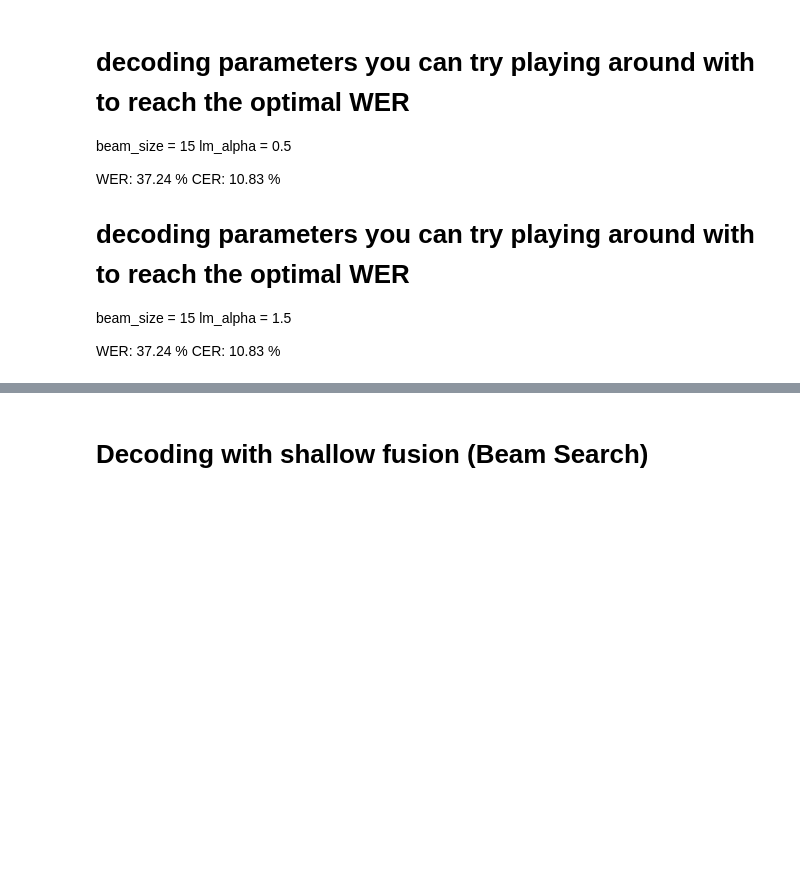
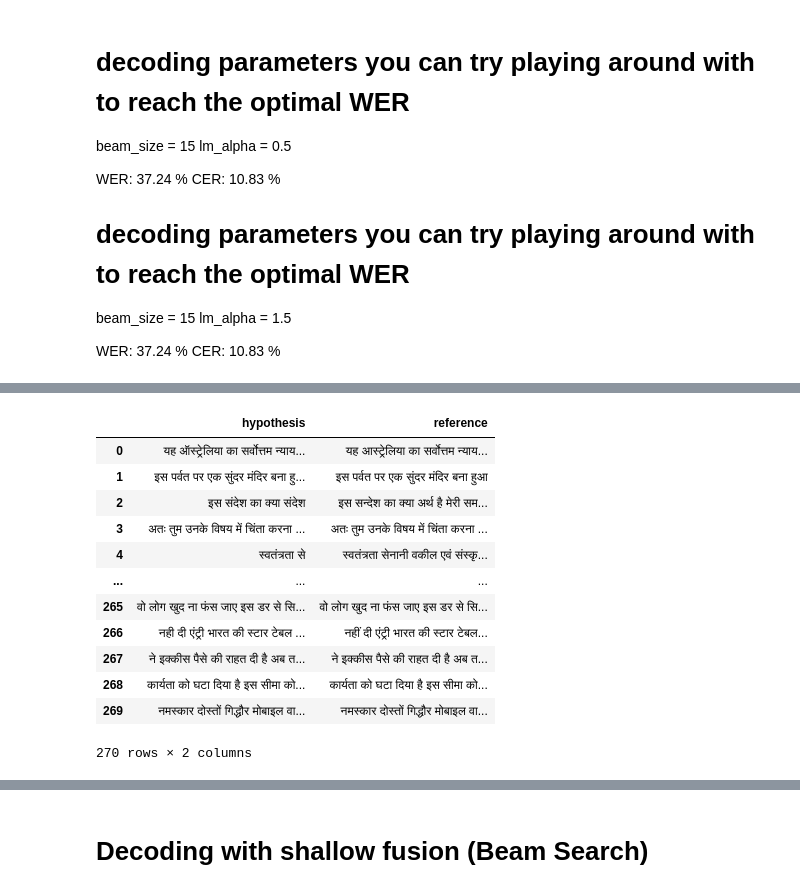
Before and after one commit to chandan110791/HindiSpeechRecognition, a Jupyter notebook: Whisper_LM_fusion_final.ipynb, the cells around one changed output, grey strips where cells are left out. Drawn from its saved outputs; the diff is of its cells as text; code cells hidden in the pictures; blank space fills up the shorter version.

```diff
--- a/Whisper_LM_fusion_final.ipynb
+++ b/Whisper_LM_fusion_final.ipynb
@@ -1449,3 +1465,9 @@ lm_alpha = 1.5
 
 WER: 37.24 %
 CER: 10.83 %
+# %%
+wer = jiwer.wer(list(deep_fusion_df["reference"]), list(deep_fusion_df["hypothesis"]))
+cer = jiwer.cer(list(deep_fusion_df["reference"]), list(deep_fusion_df["hypothesis"]))
+
+print(f"WER: {wer * 100:.2f} %")
+print(f"CER: {cer * 100:.2f} %")
@@ -1452,3 +1518,42 @@ CER: 10.83 %
+# %%
+dataset = customDataset(split_test_datasets["test"])
+loader = torch.utils.data.DataLoader(dataset, batch_size=1)
+# %%
+##Code to perform call compute metrics on test dataset using our final model and calculate the WER and CER
+
+hypotheses = []
+references = []
+
+lm_path = '/content/language_model_3p0.bin'
+
+# decoding parameters you can try playing around with to reach the optimal WER
+beam_size = 5
+lm_alpha = 0.1
+
+for mel, text in tqdm(loader):
+    # results = model.decode(mels, options)
+    # hypotheses.extend([result.text for result in results])
+    # result = decode_baseline(model, mel, beam_size)
+    result = decode_deep_fusion(model, mel, beam_size=beam_size, lm_path=lm_path, lm_alpha=lm_alpha)
+    hypotheses.extend(result)
+    references.extend(text)
+
+deep_fusion_df = pd.DataFrame(dict(hypothesis=hypotheses, reference=references))
+deep_fusion_df
+# %% [output]
+|  | hypothesis | reference |
+| 0 | यह ऑस्ट्रेलिया का सर्वोत्तम न्याय... | यह आस्ट्रेलिया का सर्वोत्तम न्याय... |
+| 1 | इस पर्वत पर एक सुंदर मंदिर बना हु... | इस पर्वत पर एक सुंदर मंदिर बना हुआ |
+| 2 | इस संदेश का क्या संदेश | इस सन्देश का क्या अर्थ है मेरी सम... |
+| 3 | अतः तुम उनके विषय में चिंता करना ... | अतः तुम उनके विषय में चिंता करना ... |
+| 4 | स्वतंत्रता से | स्वतंत्रता सेनानी वकील एवं संस्कृ... |
+| ... | ... | ... |
+| 265 | वो लोग खुद ना फंस जाए इस डर से सि... | वो लोग खुद ना फंस जाए इस डर से सि... |
+| 266 | नही दी एंट्री भारत की स्टार टेबल ... | नहीं दी एंट्री भारत की स्टार टेबल... |
+| 267 | ने इक्कीस पैसे की राहत दी है अब त... | ने इक्कीस पैसे की राहत दी है अब त... |
+| 268 | कार्यता को घटा दिया है इस सीमा को... | कार्यता को घटा दिया है इस सीमा को... |
+| 269 | नमस्कार दोस्तों गिद्धौर मोबाइल वा... | नमस्कार दोस्तों गिद्धौर मोबाइल वा... |
+270 rows × 2 columns
 # %%
 wer = jiwer.wer(list(deep_fusion_df["reference"]), list(deep_fusion_df["hypothesis"]))
 cer = jiwer.cer(list(deep_fusion_df["reference"]), list(deep_fusion_df["hypothesis"]))
```
Also changed, not shown: parts of 16 cells of this notebook.
